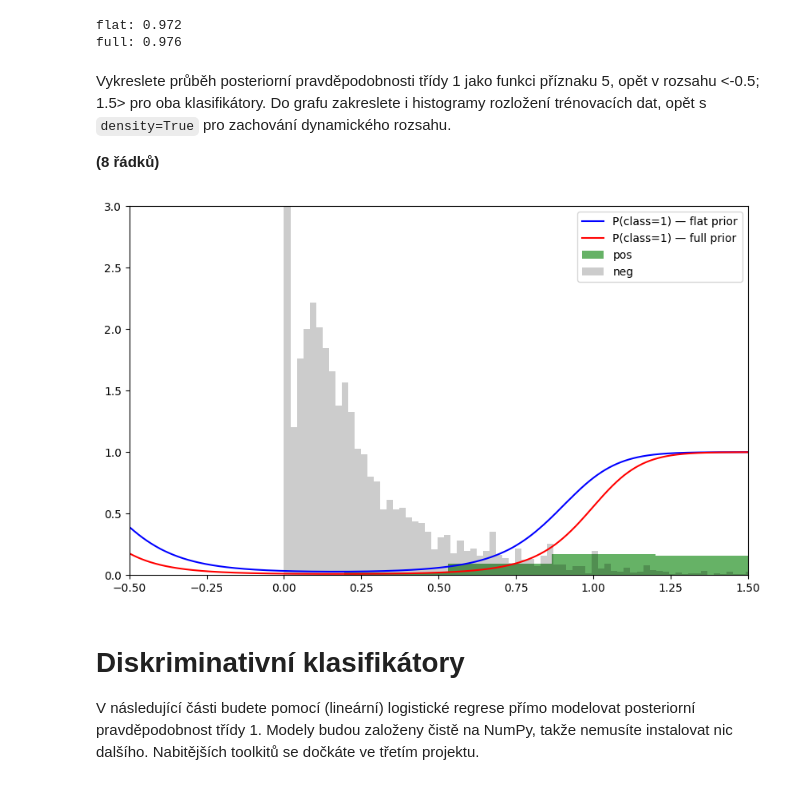
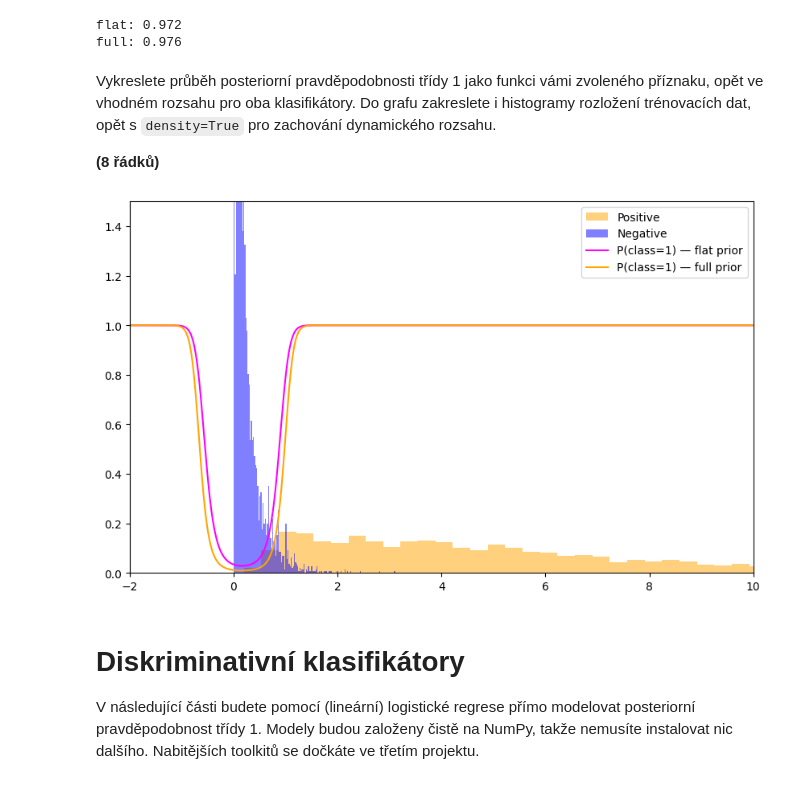
Before and after one commit to Marek324/butfit-sui, a Jupyter notebook: submit/xhricma00.ipynb, the cells around one changed output. Drawn from its saved outputs; the diff is of its cells as text; code cells hidden in the pictures.

```diff
--- a/submit/xhricma00.ipynb
+++ b/submit/xhricma00.ipynb
@@ -159,11 +145,10 @@ Získané parametry -- tzn. střední hodnoty a směrodatné odchylky -- vypíš
 
 **(1 řádek)**
 # %%
-import math
 def mle_gauss_1d(data):
     mean = data.mean()
     var = data.var()
-    return mean, math.sqrt(var)
+    return mean, np.sqrt(var)
 
 mu_pos, std_pos = mle_gauss_1d(train_dataset.pos[:, FOI])
 mu_neg, std_neg = mle_gauss_1d(train_dataset.neg[:, FOI])
@@ -238,31 +214,27 @@ print('full:', evaluate(classifier_full_prior, val_dataset.xs[:, FOI], val_datas
 flat: 0.972
 full: 0.976
 # %% [markdown]
-Vykreslete průběh posteriorní pravděpodobnosti třídy 1 jako funkci příznaku 5, opět v rozsahu <-0.5; 1.5> pro oba klasifikátory.
+Vykreslete průběh posteriorní pravděpodobnosti třídy 1 jako funkci vámi zvoleného příznaku, opět ve vhodném rozsahu pro oba klasifikátory.
 Do grafu zakreslete i histogramy rozložení trénovacích dat, opět s `density=True` pro zachování dynamického rozsahu.
 
 **(8 řádků)**
 # %%
-x = np.linspace(-0.5,1.5,1000)
-mu_pos, std_pos = mle_gauss_1d(train_dataset.pos[:, FOI])
-mu_neg, std_neg = mle_gauss_1d(train_dataset.neg[:, FOI])
-pos_g = norm(loc=mu_pos, scale=std_pos)
-neg_g = norm(loc=mu_neg, scale=std_neg)
-classifier_flat_prior = GenerativeClassifier2Class(neg_g, pos_g, 0.5, 0.5)
-classifier_full_prior = GenerativeClassifier2Class(neg_g, pos_g, 0.75, 0.25)
-probs_one = classifier_flat_prior.prob_class_1(x)
-probs_second = classifier_full_prior.prob_class_1(x)
+x = np.linspace(-2,10,1000)
+
+prio_flat = classifier_flat_prior.prob_class_1(x)
+prio_full = classifier_full_prior.prob_class_1(x)
+
 plt.figure(figsize=(10,6))
-plt.plot(x, probs_one, color='blue', label='P(class=1) — flat prior')
-plt.plot(x, probs_second, color='red', label='P(class=1) — full prior')
-plt.hist(train_dataset.pos[:, FOI], bins=150, density=True, alpha=0.6, color='green', label='pos')
-plt.hist(train_dataset.neg[:, FOI], bins=150, density=True, alpha=0.2, color='black', label='neg')
-plt.xlim(-0.5, 1.5)
-plt.ylim(0,3)
+plt.hist(train_dataset.pos[:, FOI], bins=150, density=True, alpha=0.5, color='orange', label='Positive')
+plt.hist(train_dataset.neg[:, FOI], bins=150, density=True, alpha=0.5, color='blue', label='Negative')
+plt.plot(x, prio_flat, color='magenta', label='P(class=1) — flat prior')
+plt.plot(x, prio_full, color='orange', label='P(class=1) — full prior')
+plt.xlim(-2, 10)
+plt.ylim(0,1.5)
 plt.legend()
 plt.show()
 # %% [output]
-[figure, old version]
+[figure, new version]
 # %% [markdown]
 # Diskriminativní klasifikátory
 V následující části budete pomocí (lineární) logistické regrese přímo modelovat posteriorní pravděpodobnost třídy 1.
```
Also changed, not shown: parts of 13 cells of this notebook, 1 other file.
